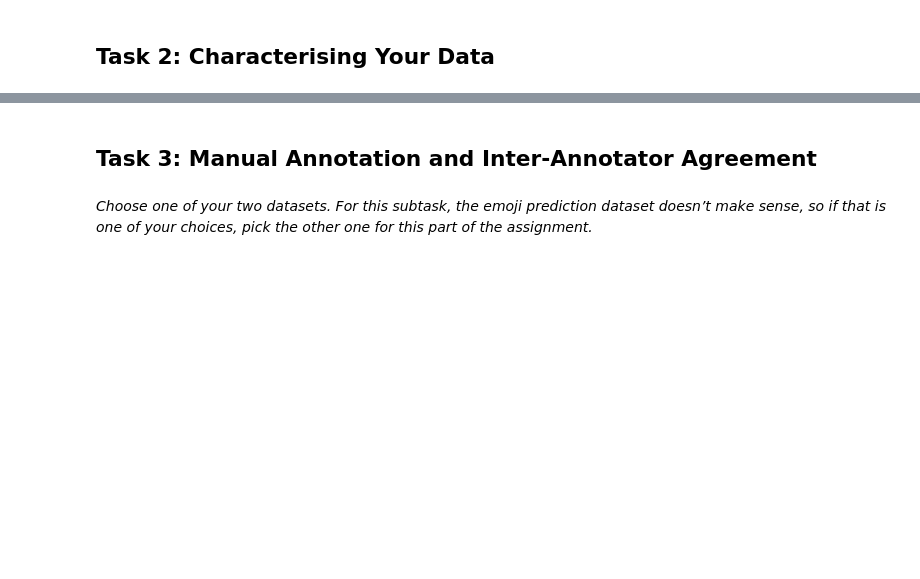
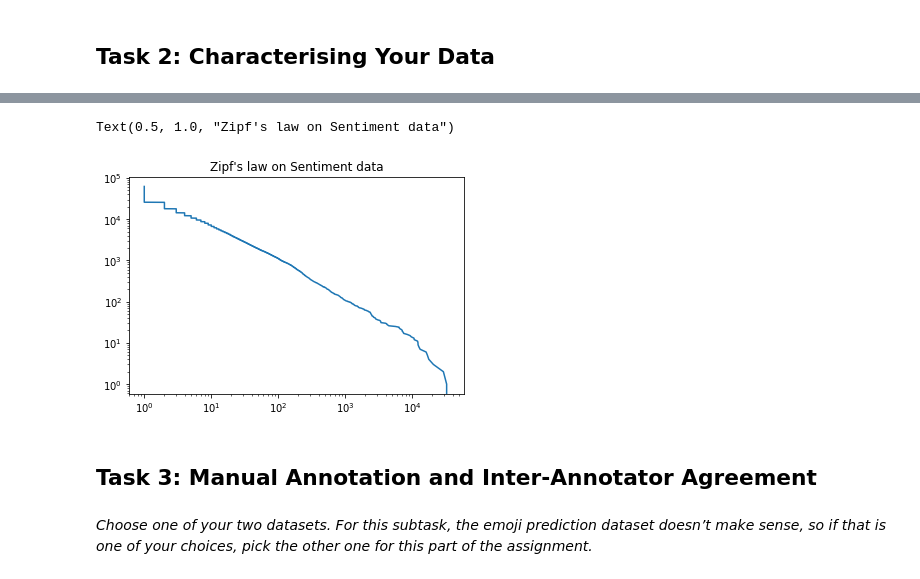
Before and after one commit to MarkusSibbesen/fyp2021p04g11, a Jupyter notebook: notebook.ipynb, the cells around one changed output, grey strips where cells are left out. Drawn from its saved outputs; the diff is of its cells as text; code cells hidden in the pictures; blank space fills up the shorter version.

```diff
--- a/notebook.ipynb
+++ b/notebook.ipynb
@@ -41,0 +134,9 @@ you get from the social media tokeniser in the NLTK library (nltk.tokenize.Tweet
+# %%
+tokens_sentiment5 = list(df_sentiment['tokenized'][36000:])
+tokens_sentiment5 = sum(tokens_sentiment5, [])
+# %%
+tokens_sentiment_full = tokens_sentiment + tokens_sentiment2 + tokens_sentiment3 + tokens_sentiment4 + tokens_sentiment5
+# %%
+tokens_sentiment_list = sorted(Counter(tokens_sentiment_full).items(), key=lambda x: x[1], reverse=True)
+
+print('Vocabulary size for sentiment: ', len(tokens_sentiment_list))
@@ -42,3 +235,12 @@ you get from the social media tokeniser in the NLTK library (nltk.tokenize.Tweet
+# %%
+tokens_sentiment_df['rank'] = range(len(tokens_sentiment_list))
+plt.plot(tokens_sentiment_df[1], tokens_sentiment_df['rank'])
+plt.yscale('log')
+plt.xscale('log')
+plt.title("Zipf's law on Sentiment data")
+# %% [output]
+Text(0.5, 1.0, "Zipf's law on Sentiment data")
+[figure, added]
 # %% [markdown]
 ## Task 3: Manual Annotation and Inter-Annotator Agreement
 # %% [markdown]
```
Also changed, not shown: parts of 44 cells of this notebook, 7 other files.
